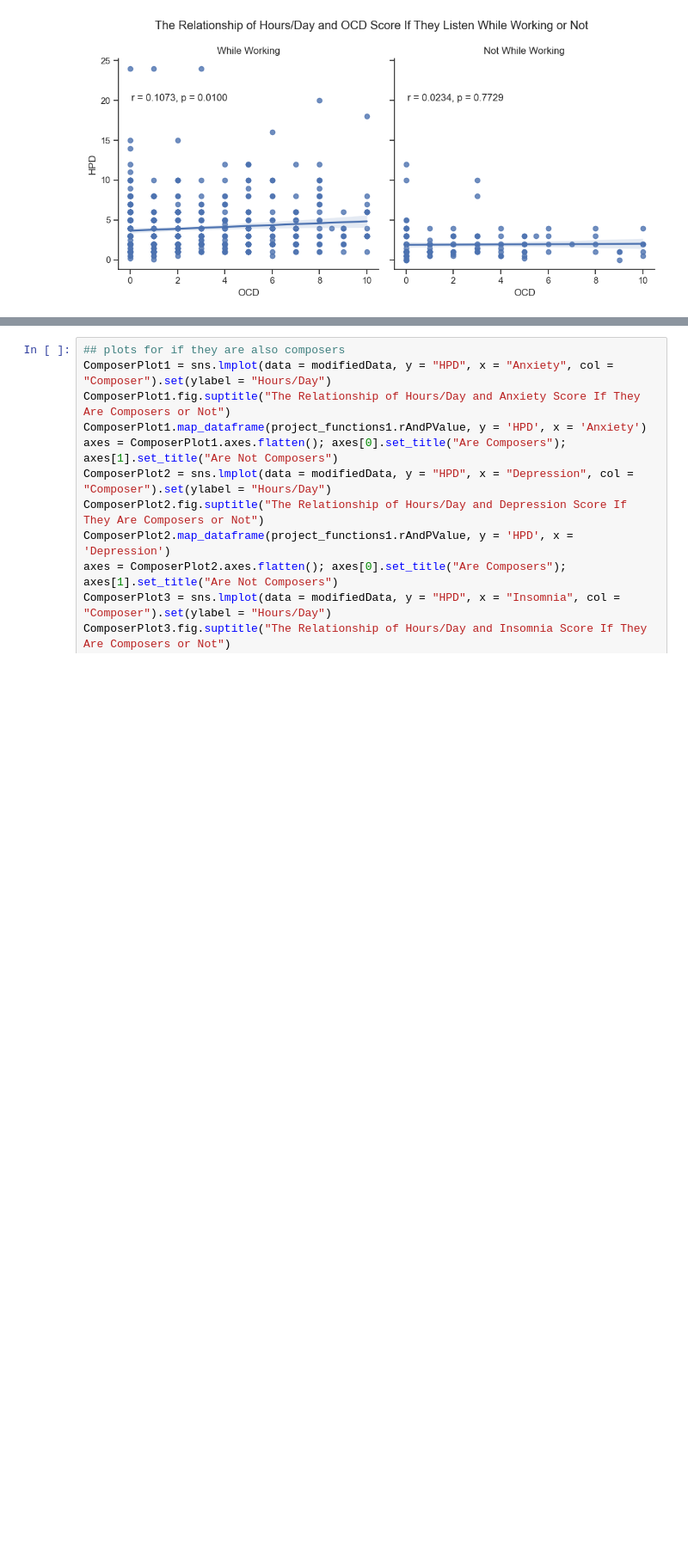
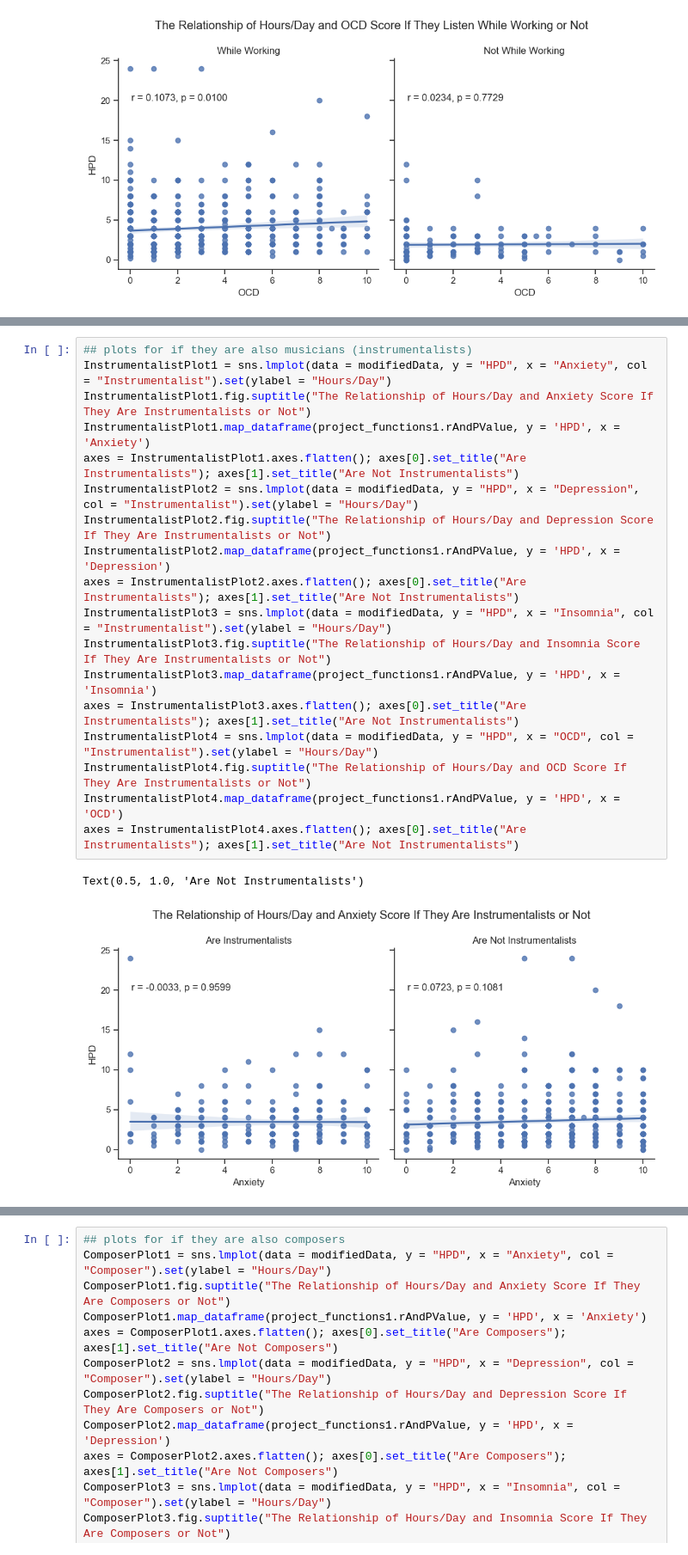
Before and after one commit to ubco-W2022T2-data301/project-group29, a Jupyter notebook: analysis/analysis1.ipynb, the cells around one changed output, grey strips where cells are left out. Shown at 86% size. Cells and saved outputs as stored; diff of their text form; blank space fills up the shorter version.

```diff
--- a/analysis/analysis1.ipynb
+++ b/analysis/analysis1.ipynb
@@ -321,0 +332,21 @@ Text(0.5, 1.0, 'Not While Working')
+# %%
+## plots for if they are also musicians (instrumentalists)
+InstrumentalistPlot1 = sns.lmplot(data = modifiedData, y = "HPD", x = "Anxiety", col = "Instrumentalist").set(ylabel = "Hours/Day")
+InstrumentalistPlot1.fig.suptitle("The Relationship of Hours/Day and Anxiety Score If They Are Instrumentalists or Not")
+InstrumentalistPlot1.map_dataframe(project_functions1.rAndPValue, y = 'HPD', x = 'Anxiety')
+axes = InstrumentalistPlot1.axes.flatten(); axes[0].set_title("Are Instrumentalists"); axes[1].set_title("Are Not Instrumentalists")
+InstrumentalistPlot2 = sns.lmplot(data = modifiedData, y = "HPD", x = "Depression", col = "Instrumentalist").set(ylabel = "Hours/Day")
+InstrumentalistPlot2.fig.suptitle("The Relationship of Hours/Day and Depression Score If They Are Instrumentalists or Not")
+InstrumentalistPlot2.map_dataframe(project_functions1.rAndPValue, y = 'HPD', x = 'Depression')
+axes = InstrumentalistPlot2.axes.flatten(); axes[0].set_title("Are Instrumentalists"); axes[1].set_title("Are Not Instrumentalists")
+InstrumentalistPlot3 = sns.lmplot(data = modifiedData, y = "HPD", x = "Insomnia", col = "Instrumentalist").set(ylabel = "Hours/Day")
+InstrumentalistPlot3.fig.suptitle("The Relationship of Hours/Day and Insomnia Score If They Are Instrumentalists or Not")
+InstrumentalistPlot3.map_dataframe(project_functions1.rAndPValue, y = 'HPD', x = 'Insomnia')
+axes = InstrumentalistPlot3.axes.flatten(); axes[0].set_title("Are Instrumentalists"); axes[1].set_title("Are Not Instrumentalists")
+InstrumentalistPlot4 = sns.lmplot(data = modifiedData, y = "HPD", x = "OCD", col = "Instrumentalist").set(ylabel = "Hours/Day")
+InstrumentalistPlot4.fig.suptitle("The Relationship of Hours/Day and OCD Score If They Are Instrumentalists or Not")
+InstrumentalistPlot4.map_dataframe(project_functions1.rAndPValue, y = 'HPD', x = 'OCD')
+axes = InstrumentalistPlot4.axes.flatten(); axes[0].set_title("Are Instrumentalists"); axes[1].set_title("Are Not Instrumentalists")
+# %% [output]
+Text(0.5, 1.0, 'Are Not Instrumentalists')
+[figure, added]
```
Also changed, not shown: parts of 16 cells of this notebook.
